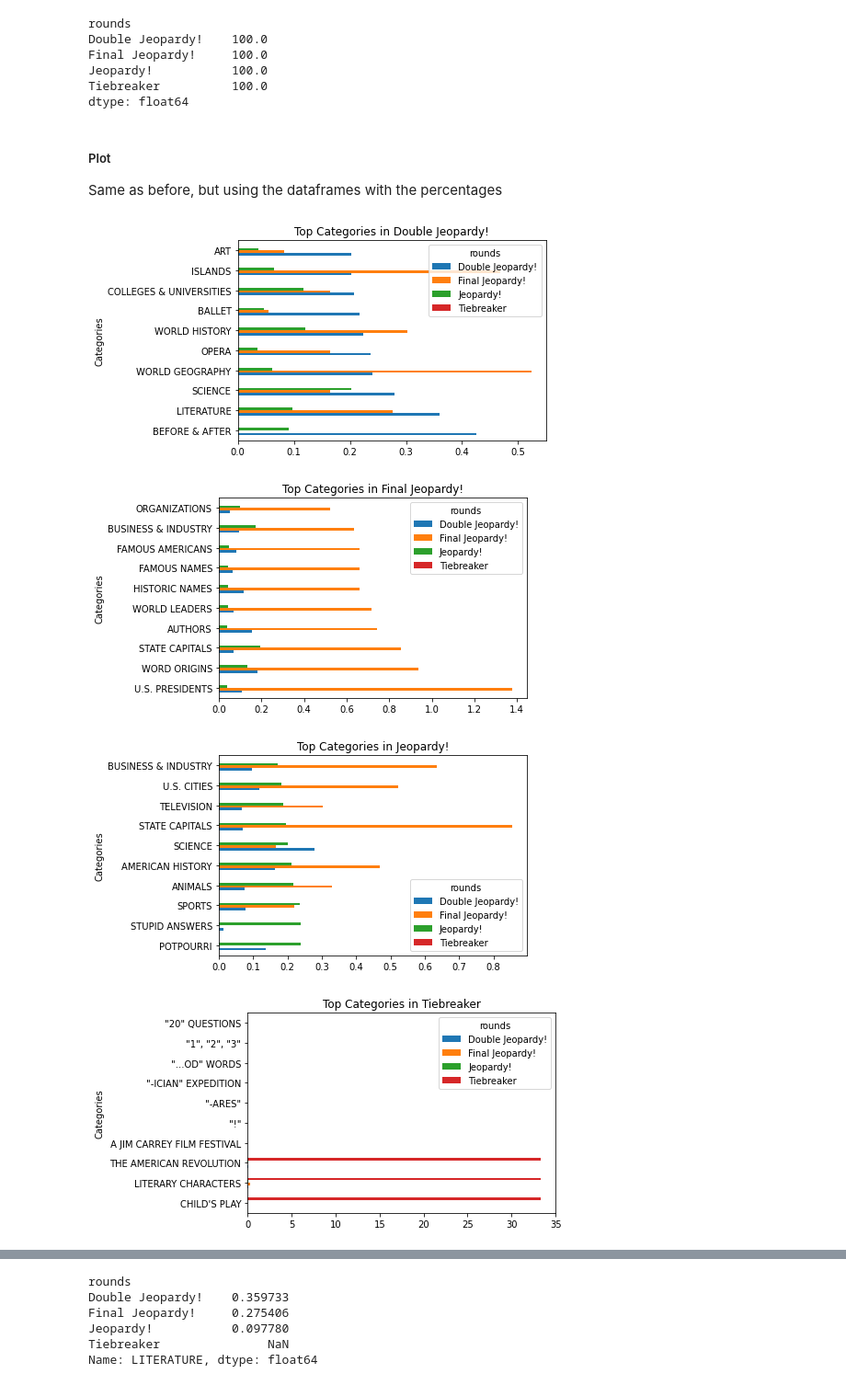
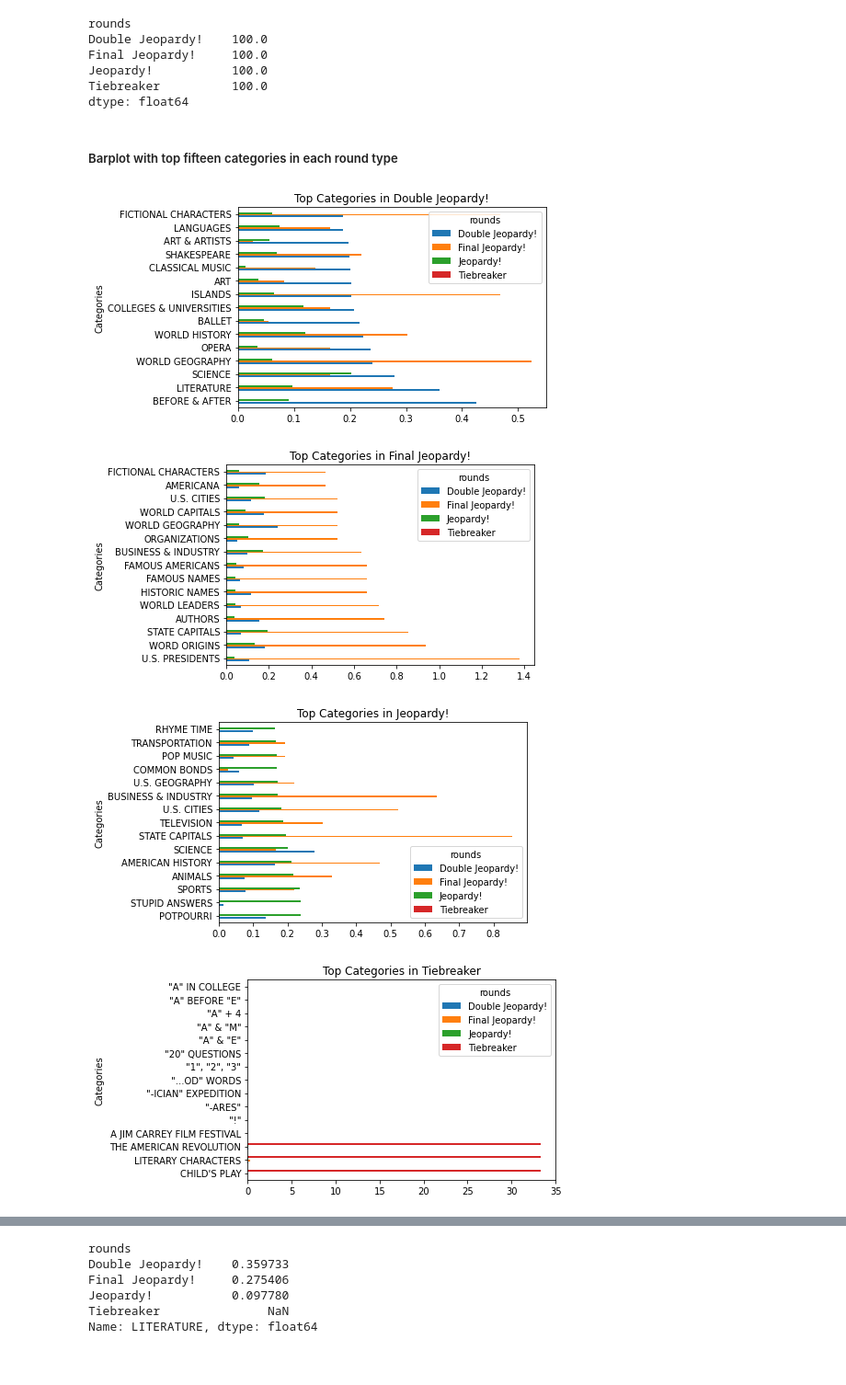
Before and after one commit to doriona/codecademy_data_manipulation_pandas, a Jupyter notebook: Data_Manipulation_Pandas_Jeopardy_Project.ipynb, the cells around one changed output, grey strips where cells are left out. Shown: that part at 92% size. Saved outputs shown, nothing was run; the diff lists cells and outputs as text; code cells hidden in the pictures.

Commit message:
Remove top categories by number of questions, leave only the analysis by percentages. Add a function to print the rank of the category by type of round

```diff
--- a/Data_Manipulation_Pandas_Jeopardy_Project.ipynb
+++ b/Data_Manipulation_Pandas_Jeopardy_Project.ipynb
@@ -590,6 +571,0 @@ top_categories = {round: categories_by_round.sort_values(round,
-# %%
-for round in round_type:
-    top_categories[round][0:10].plot(kind = 'barh',
-                                              title = 'Top Categories in {round}'.format(round = round),
-                                              xlabel = 'Categories'
-                                    )
@@ -691,16 +664,15 @@ Jeopardy!           100.0
 Tiebreaker          100.0
 dtype: float64
 # %% [markdown]
-##### Plot
-Same as before, but using the dataframes with the percentages
+##### Barplot with top fifteen categories in each round type
 # %%
 for round in round_type:
-    top_categories_percent[round][0:10].plot(kind = 'barh',
+    top_categories_percent[round][0:15].plot(kind = 'barh',
                                               title = 'Top Categories in {round}'.format(round = round),
                                               xlabel = 'Categories'
                                     )
 # %% [output]
-[figure, old version]
+[figure, new version]
-[figure, old version]
+[figure, new version]
-[figure, old version]
+[figure, new version]
-[figure, old version]
+[figure, new version]
```
Also changed, not shown: parts of 27 cells of this notebook.
